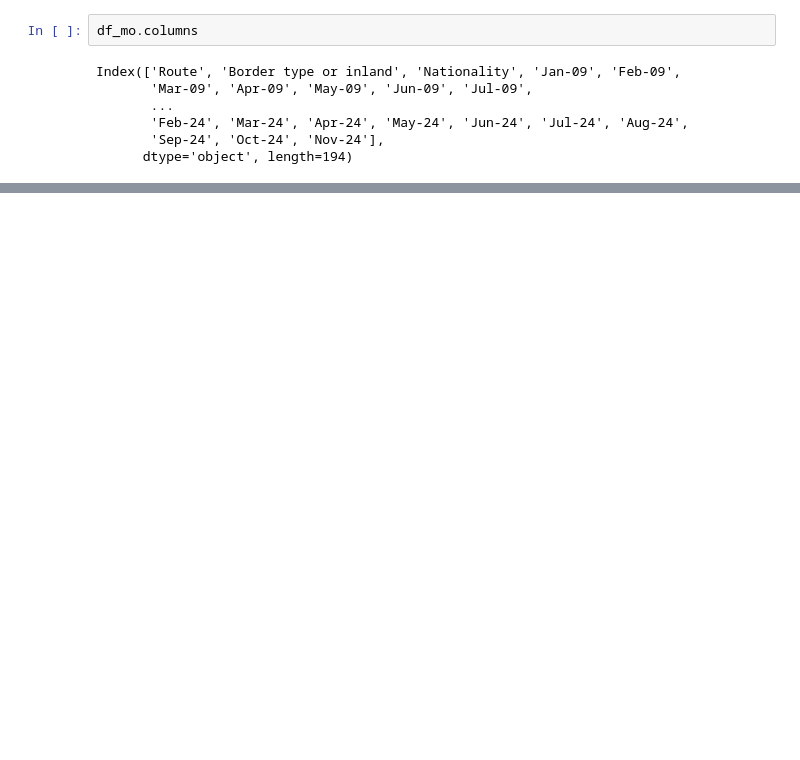
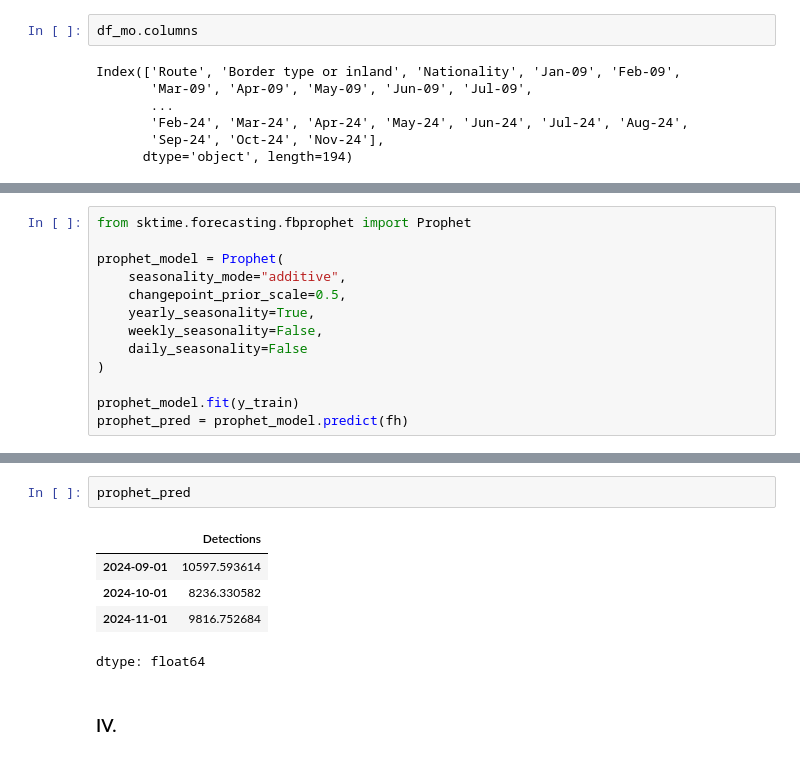
Before and after one commit to PhongCT1105/TSFM-Introduction, a Jupyter notebook: TSFM_Introduction.ipynb, the cells around one changed output, grey strips where cells are left out. Cells and saved outputs as stored; diff of their text form; blank space fills up the shorter version.

```diff
--- a/TSFM_Introduction.ipynb
+++ b/TSFM_Introduction.ipynb
@@ -82,0 +222,13 @@ df_mo
+# %%
+from sktime.forecasting.fbprophet import Prophet
+
+prophet_model = Prophet(
+    seasonality_mode="additive",
+    changepoint_prior_scale=0.5,
+    yearly_seasonality=True,
+    weekly_seasonality=False,
+    daily_seasonality=False
+)
+
+prophet_model.fit(y_train)
+prophet_pred = prophet_model.predict(fh)
@@ -82,0 +245,10 @@ df_mo
+# %%
+prophet_pred
+# %% [output]
+|  | Detections |
+| 2024-09-01 | 10597.593614 |
+| 2024-10-01 | 8236.330582 |
+| 2024-11-01 | 9816.752684 |
+dtype: float64
+# %% [markdown]
+### IV.
```
Also changed, not shown: parts of 16 cells of this notebook.
